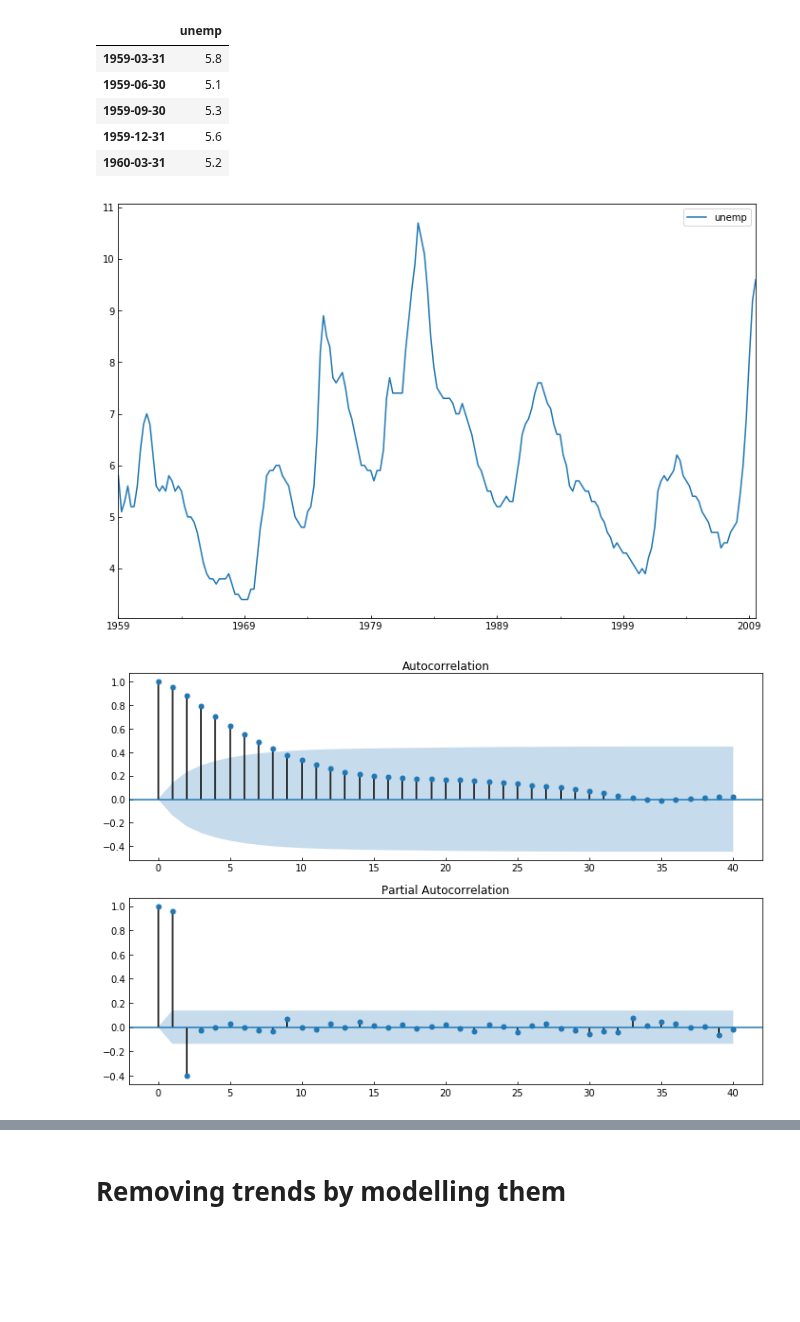
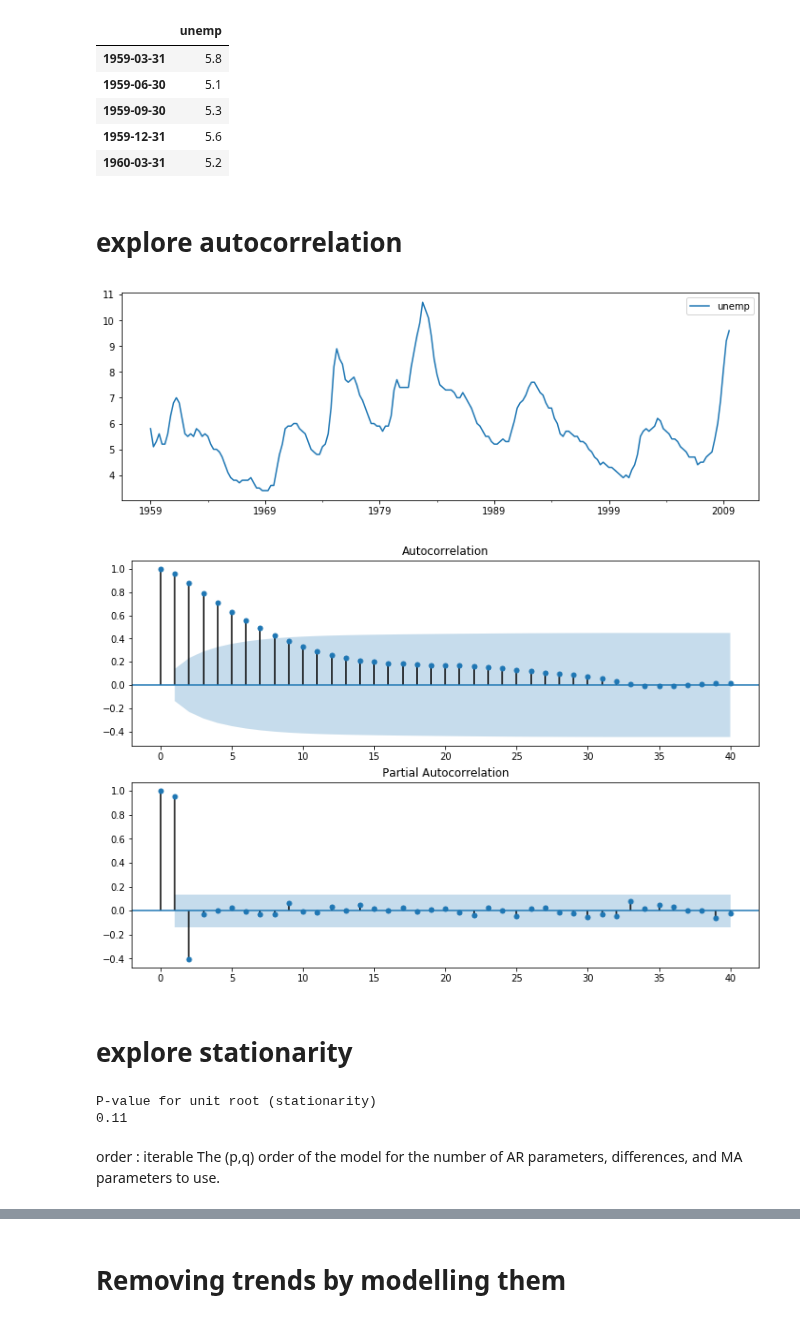
Before and after one commit to fedhere/UInotebooks, a Jupyter notebook: timeseries/ARMA_microdata.ipynb, the cells around one changed output, grey strips where cells are left out. Drawn from its saved outputs; the diff is of its cells as text; code cells hidden in the pictures; blank space fills up the shorter version.

```diff
--- a/timeseries/ARMA_microdata.ipynb
+++ b/timeseries/ARMA_microdata.ipynb
@@ -71,0 +87,8 @@ datadiff.describe()
+# %%
+# add quarters as fraction of years
+data['year'] = data.year + data.quarter * 0.25
+# %%
+datadiff=data[['year', 'unemp']]
+unemp = data.plot('year', 'unemp', figsize=(12,4));
+print (datadiff.head())
+datadiff.describe()
@@ -84,3 +129,5 @@ datadiff.head()
 | 1959-09-30 | 5.3 |
 | 1959-12-31 | 5.6 |
 | 1960-03-31 | 5.2 |
+# %% [markdown]
+# explore autocorrelation
@@ -87,16 +136,29 @@ datadiff.head()
 # %%
-datadiff.plot(figsize=(12,8));
+datadiff.plot(figsize=(12,4));
 fig = plt.figure(figsize=(12,8))
 ax1 = fig.add_subplot(211)
 
 #plotting autocorrelation at 40 lags
-fig = sm.graphics.tsa.plot_acf(datadiff.values.squeeze(), lags=40, ax=ax1)
+fig = sm.graphics.tsa.plot_acf(datadiff, lags=40, ax=ax1,
+                              alpha=0.05)
 ax2 = fig.add_subplot(212)
 
 #plotting partial autocorrelation at 40 lags
 fig = sm.graphics.tsa.plot_pacf(datadiff, lags=40, ax=ax2)
 # %% [output]
-[figure, old version]
+[figure, new version]
-[figure, old version]
+[figure, new version]
+# %% [markdown]
+# explore stationarity
+# %%
+print ("P-value for unit root (stationarity)")
+print("%.2f"%sm.tsa.adfuller(datadiff.unemp)[1])
+# %% [output]
+P-value for unit root (stationarity)
+0.11
 # %%
 sm.tsa.ARMA?
+# %% [markdown]
+order : iterable
+    The (p,q) order of the model for the number of AR parameters,
+    differences, and MA parameters to use.
```
Also changed, not shown: parts of 35 cells of this notebook, 2 other files.
